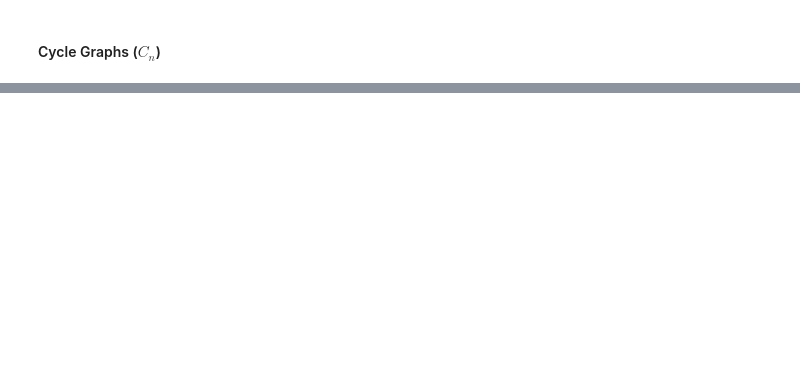
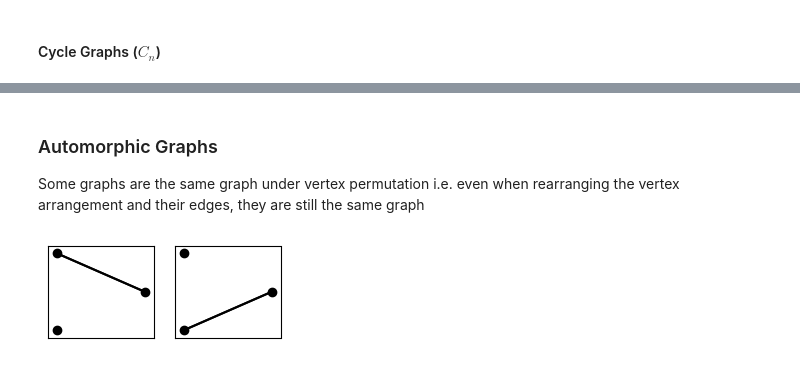
Before and after one commit to orwellian225/Code, a Jupyter notebook: classical/Graphs.ipynb, the cells around one changed output, grey strips where cells are left out. Drawn from its saved outputs; the diff is of its cells as text; code cells hidden in the pictures; blank space fills up the shorter version.

```diff
--- a/classical/Graphs.ipynb
+++ b/classical/Graphs.ipynb
@@ -251,3 +253,19 @@ shape: (63, 6)
 | 101001000100001000001000000100000... | 22575438758401 | 10 | 9 | 45 | [1, 2, 2, 2, 2, 2, 2, 2, 2, 1] |
 | 101001000100001000001000000100000... | 22575438758657 | 10 | 10 | 45 | [2, 2, 2, 2, 2, 2, 2, 2, 2, 2] |
 | 111111111111111111111111111111111... | 35184372088831 | 10 | 45 | 45 | [9, 9, 9, 9, 9, 9, 9, 9, 9, 9] |
+# %% [markdown]
+### Automorphic Graphs
+
+Some graphs are the same graph under vertex permutation i.e. even when rearranging the vertex arrangement and their edges, they are still the same graph
+# %%
+G = Graph.from_id(1, 3)
+H = Graph.from_id(2, 3)
+
+figure, axes = plt.subplots(1, 2)
+figure.set_figheight(1.2)
+figure.set_figwidth(1.5 * 2)
+
+G.plot_graph(axes[0], vertex_labels=True)
+H.plot_graph(axes[1], vertex_labels=True)
+# %% [output]
+[figure, added]
```
Also changed, not shown: parts of 1 cell of this notebook, 1 other file.
